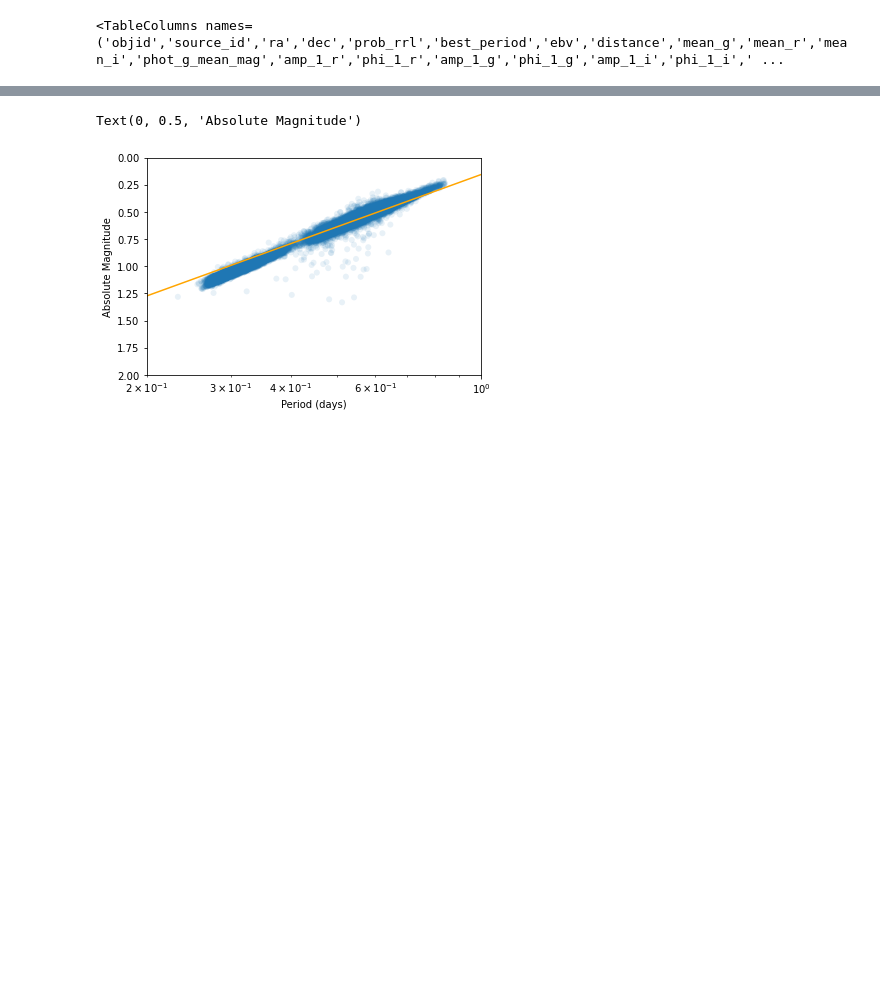
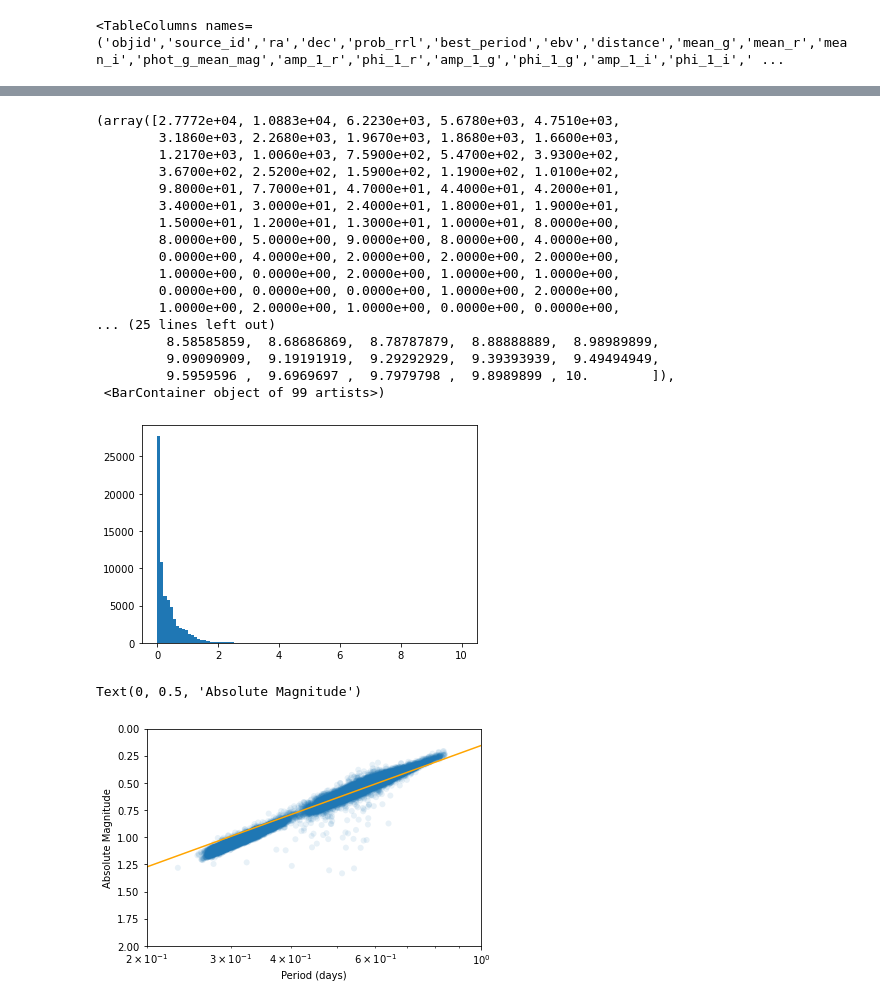
Before and after one commit to ebellm/ztf_exercises, a Jupyter notebook: notebooks/RRLyr_Period-Luminosity.ipynb, the cells around one changed output, grey strips where cells are left out. Cells and saved outputs as stored; diff of their text form; code cells hidden in the pictures; blank space fills up the shorter version.

```diff
--- a/notebooks/RRLyr_Period-Luminosity.ipynb
+++ b/notebooks/RRLyr_Period-Luminosity.ipynb
@@ -191,6 +257,27 @@ wgood = tbl['prob_rrl'] > 0.95
 tbl['distance_modulus'] = 5*np.log10(tbl['distance']/10.)
 A_r = 2.27
 tbl['abs_mag_r'] = tbl['mean_r'] - tbl['distance_modulus'] - A_r * tbl['ebv']
+# %%
+plt.hist(tbl['ebv'],np.linspace(0,10,100))
+# %% [output]
+(array([2.7772e+04, 1.0883e+04, 6.2230e+03, 5.6780e+03, 4.7510e+03,
+        3.1860e+03, 2.2680e+03, 1.9670e+03, 1.8680e+03, 1.6600e+03,
+        1.2170e+03, 1.0060e+03, 7.5900e+02, 5.4700e+02, 3.9300e+02,
+        3.6700e+02, 2.5200e+02, 1.5900e+02, 1.1900e+02, 1.0100e+02,
+        9.8000e+01, 7.7000e+01, 4.7000e+01, 4.4000e+01, 4.2000e+01,
+        3.4000e+01, 3.0000e+01, 2.4000e+01, 1.8000e+01, 1.9000e+01,
+        1.5000e+01, 1.2000e+01, 1.3000e+01, 1.0000e+01, 8.0000e+00,
+        8.0000e+00, 5.0000e+00, 9.0000e+00, 8.0000e+00, 4.0000e+00,
+        0.0000e+00, 4.0000e+00, 2.0000e+00, 2.0000e+00, 2.0000e+00,
+        1.0000e+00, 0.0000e+00, 2.0000e+00, 1.0000e+00, 1.0000e+00,
+        0.0000e+00, 0.0000e+00, 0.0000e+00, 1.0000e+00, 2.0000e+00,
+        1.0000e+00, 2.0000e+00, 1.0000e+00, 0.0000e+00, 0.0000e+00,
+... (25 lines left out)
+         8.58585859,  8.68686869,  8.78787879,  8.88888889,  8.98989899,
+         9.09090909,  9.19191919,  9.29292929,  9.39393939,  9.49494949,
+         9.5959596 ,  9.6969697 ,  9.7979798 ,  9.8989899 , 10.        ]),
+ <BarContainer object of 99 artists>)
+[figure, added]
 # %%
 def period_luminosity_r(period):
     return -1.6 * np.log10(period/0.6) + 0.51
```
Also changed, not shown: parts of 45 cells of this notebook, 1 other file.
